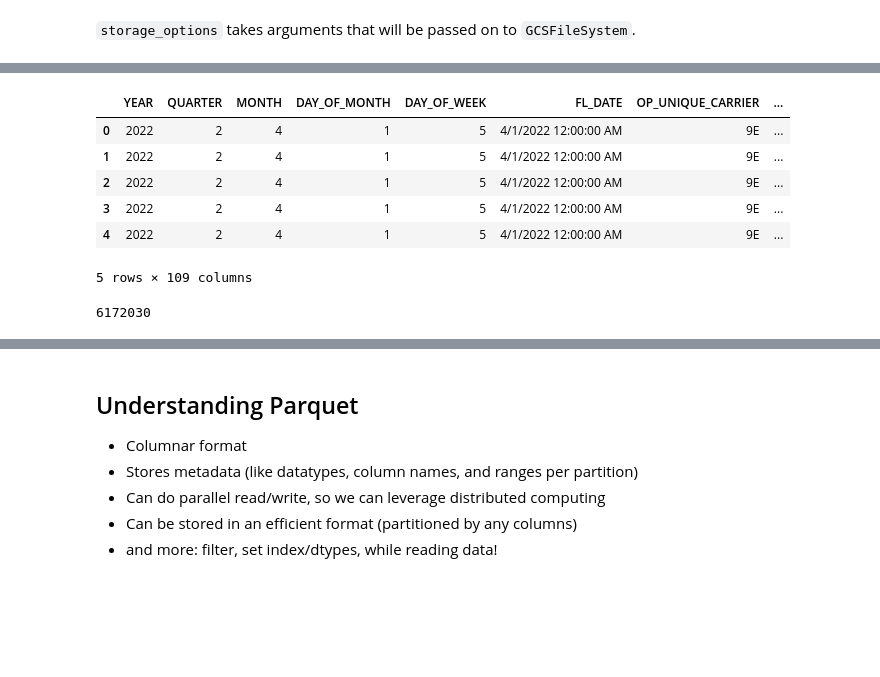
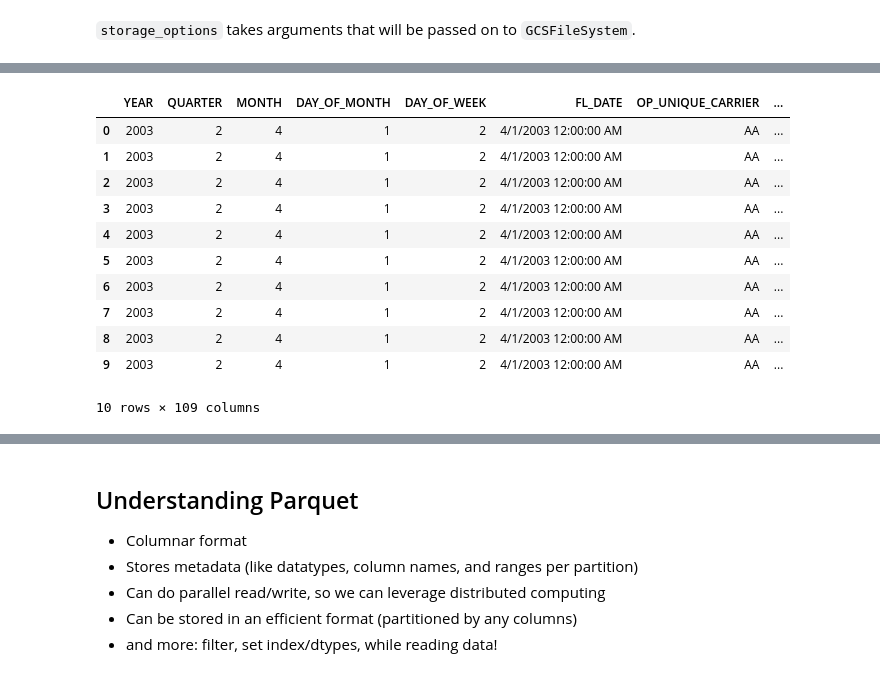
Before and after one commit to nebari-dev/big-data-tutorial, a Jupyter notebook: pycon-us-2023/data-of-an-unusual-size-tutorial/04-storage-formats.ipynb, the cells around one changed output, grey strips where cells are left out. Saved outputs shown, nothing was run; the diff lists cells and outputs as text; code cells hidden in the pictures; blank space fills up the shorter version.

Commit message:
clear-er outline for dask and storage NBs

```diff
--- a/pycon-us-2023/data-of-an-unusual-size-tutorial/04-storage-formats.ipynb
+++ b/pycon-us-2023/data-of-an-unusual-size-tutorial/04-storage-formats.ipynb
@@ -65,3 +90,0 @@ import pandas as pd
-# %%
-with fs.open("quansight-datasets/airline-ontime-performance/csv/bts_airline_ontime_performance_april_2003.csv", "r") as f:
-    df = pd.read_csv(f)
@@ -79,3 +92,8 @@ df.head()
 You can do this directly in pandas (and dask):
 # %% [markdown]
 `storage_options` takes arguments that will be passed on to `GCSFileSystem`.
+# %%
+import json
+
+with open('prep/dtypes.json', 'r') as f:
+    dtypes = json.load(f)
@@ -82,2 +102,6 @@ You can do this directly in pandas (and dask):
 # %%
-storage_options = {"token": token}
+%%time
+
+ddf = dd.read_csv("gcs://quansight-datasets/airline-ontime-performance/csv/*",
+                 storage_options={"token": token},
+                 dtype=dtypes)
@@ -99,3 +111,5 @@ df_csv = pd.concat(df_list)
 # %%
-df_csv.head()
+%%time
+
+ddf.head(10)
 # %% [output]
@@ -102,11 +118,12 @@ df_csv.head()
 |  | YEAR | QUARTER | MONTH | DAY_OF_MONTH | DAY_OF_WEEK | FL_DATE | OP_UNIQUE_CARRIER | ... |
-| 0 | 2022 | 2 | 4 | 1 | 5 | 4/1/2022 12:00:00 AM | 9E | ... |
-| 1 | 2022 | 2 | 4 | 1 | 5 | 4/1/2022 12:00:00 AM | 9E | ... |
-| 2 | 2022 | 2 | 4 | 1 | 5 | 4/1/2022 12:00:00 AM | 9E | ... |
-| 3 | 2022 | 2 | 4 | 1 | 5 | 4/1/2022 12:00:00 AM | 9E | ... |
-| 4 | 2022 | 2 | 4 | 1 | 5 | 4/1/2022 12:00:00 AM | 9E | ... |
+| 0 | 2003 | 2 | 4 | 1 | 2 | 4/1/2003 12:00:00 AM | AA | ... |
+| 1 | 2003 | 2 | 4 | 1 | 2 | 4/1/2003 12:00:00 AM | AA | ... |
+| 2 | 2003 | 2 | 4 | 1 | 2 | 4/1/2003 12:00:00 AM | AA | ... |
+| 3 | 2003 | 2 | 4 | 1 | 2 | 4/1/2003 12:00:00 AM | AA | ... |
+| 4 | 2003 | 2 | 4 | 1 | 2 | 4/1/2003 12:00:00 AM | AA | ... |
+| 5 | 2003 | 2 | 4 | 1 | 2 | 4/1/2003 12:00:00 AM | AA | ... |
+| 6 | 2003 | 2 | 4 | 1 | 2 | 4/1/2003 12:00:00 AM | AA | ... |
+| 7 | 2003 | 2 | 4 | 1 | 2 | 4/1/2003 12:00:00 AM | AA | ... |
+| 8 | 2003 | 2 | 4 | 1 | 2 | 4/1/2003 12:00:00 AM | AA | ... |
+| 9 | 2003 | 2 | 4 | 1 | 2 | 4/1/2003 12:00:00 AM | AA | ... |
-5 rows × 109 columns
+10 rows × 109 columns
-# %%
-len(df_csv)
-# %% [output]
-6172030
```
Also changed, not shown: parts of 29 cells of this notebook, 1 other file.
